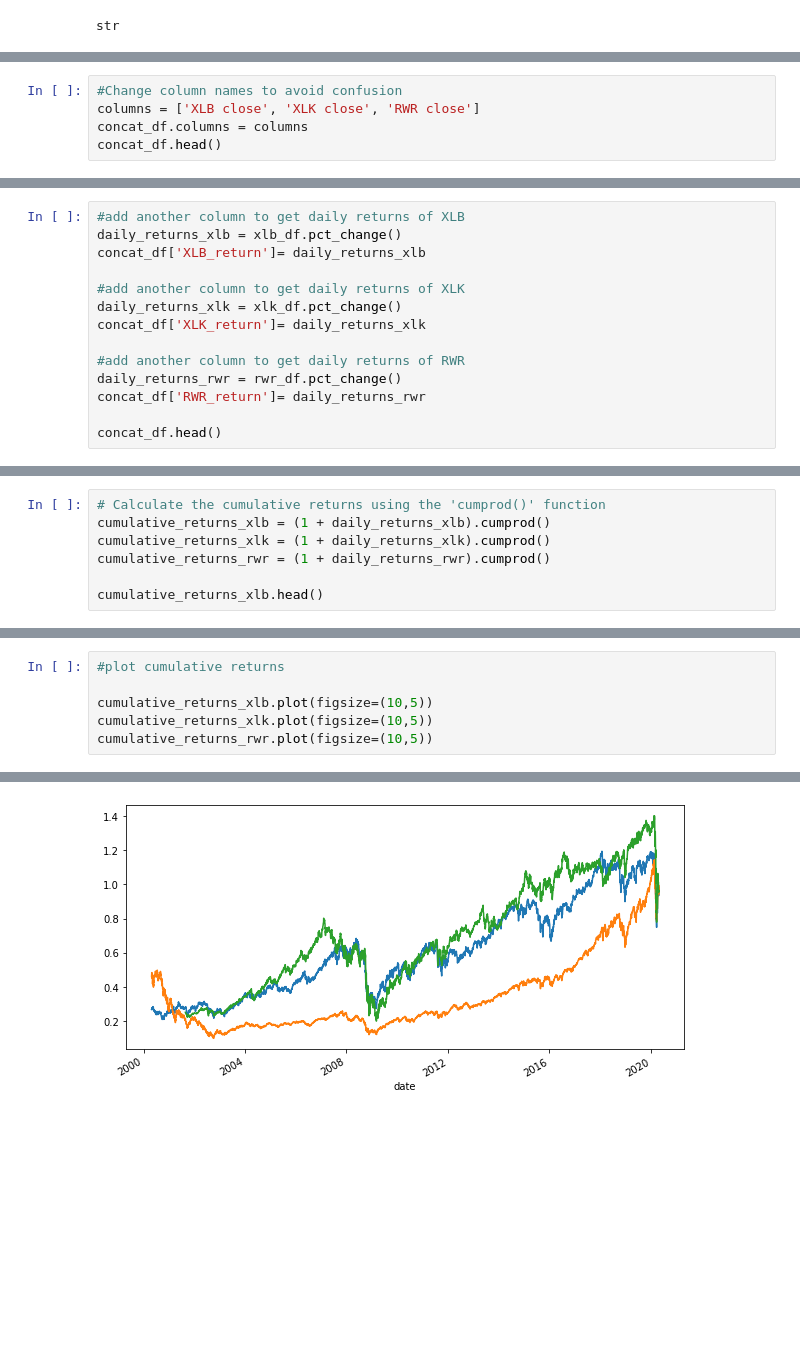
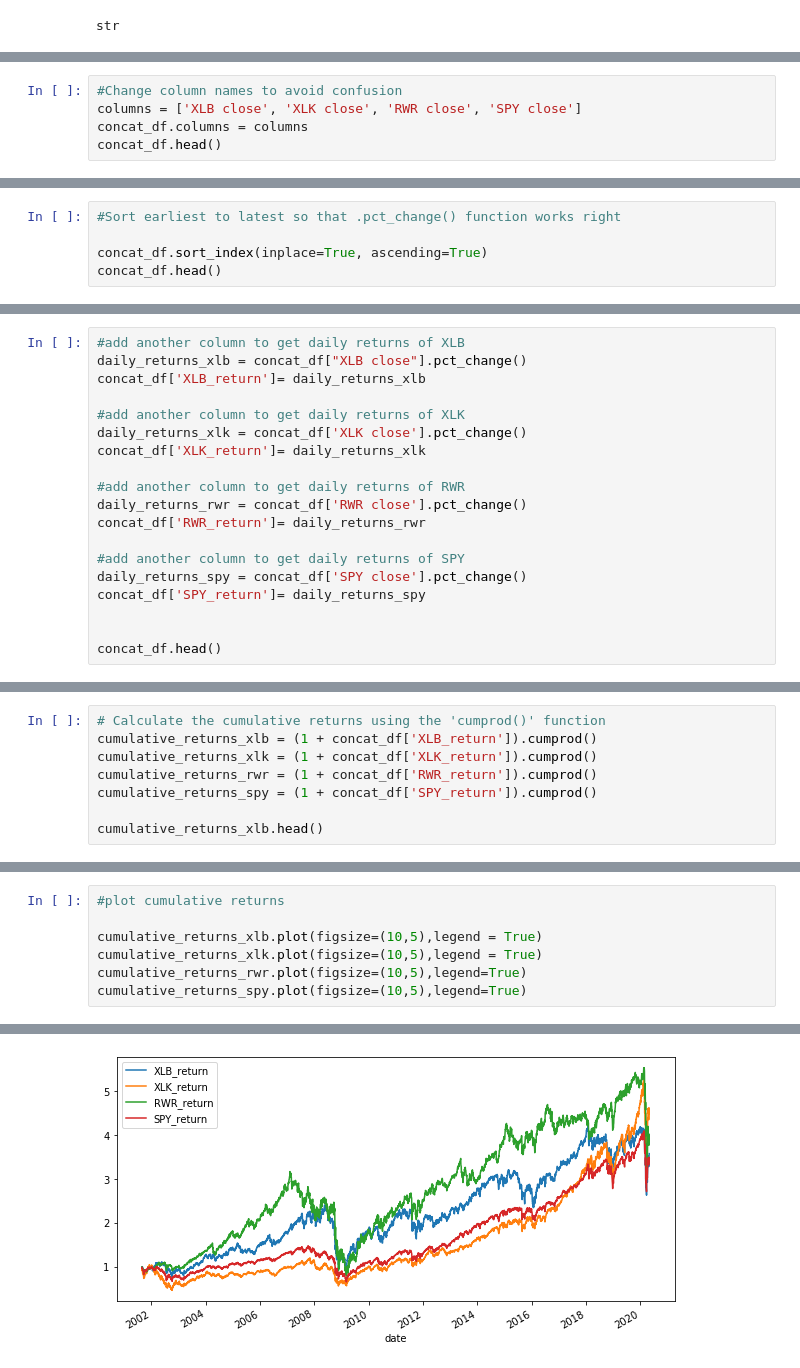
Before and after one commit to bkayratkyzy/Monte_Carlo_Simulations, a Jupyter notebook: notebooks/chris.ipynb, the cells around one changed output, grey strips where cells are left out. Cells and saved outputs as stored; diff of their text form; blank space fills up the shorter version.

```diff
--- a/notebooks/chris.ipynb
+++ b/notebooks/chris.ipynb
@@ -129,6 +138,6 @@ concat_df.head()
 # %%
 #Change column names to avoid confusion
-columns = ['XLB close', 'XLK close', 'RWR close']
+columns = ['XLB close', 'XLK close', 'RWR close', 'SPY close']
 concat_df.columns = columns
 concat_df.head()
 # %% [output]
@@ -141,0 +151,5 @@ concat_df.head()
+# %%
+#Sort earliest to latest so that .pct_change() function works right
+
+concat_df.sort_index(inplace=True, ascending=True)
+concat_df.head()
@@ -142,15 +164,20 @@ concat_df.head()
 # %%
 #add another column to get daily returns of XLB
-daily_returns_xlb = xlb_df.pct_change()
+daily_returns_xlb = concat_df["XLB close"].pct_change()
 concat_df['XLB_return']= daily_returns_xlb
 
 #add another column to get daily returns of XLK
-daily_returns_xlk = xlk_df.pct_change()
+daily_returns_xlk = concat_df['XLK close'].pct_change()
 concat_df['XLK_return']= daily_returns_xlk
 
 #add another column to get daily returns of RWR
-daily_returns_rwr = rwr_df.pct_change()
+daily_returns_rwr = concat_df['RWR close'].pct_change()
 concat_df['RWR_return']= daily_returns_rwr
 
+#add another column to get daily returns of SPY
+daily_returns_spy = concat_df['SPY close'].pct_change()
+concat_df['SPY_return']= daily_returns_spy
+
+
 concat_df.head()
 # %% [output]
@@ -282,8 +310,9 @@ concat_df['RWR_return'].plot(figsize=(10,5))
 # %%
 # Calculate the cumulative returns using the 'cumprod()' function
-cumulative_returns_xlb = (1 + daily_returns_xlb).cumprod()
-cumulative_returns_xlk = (1 + daily_returns_xlk).cumprod()
-cumulative_returns_rwr = (1 + daily_returns_rwr).cumprod()
+cumulative_returns_xlb = (1 + concat_df['XLB_return']).cumprod()
+cumulative_returns_xlk = (1 + concat_df['XLK_return']).cumprod()
+cumulative_returns_rwr = (1 + concat_df['RWR_return']).cumprod()
+cumulative_returns_spy = (1 + concat_df['SPY_return']).cumprod()
 
 cumulative_returns_xlb.head()
 # %% [output]
@@ -297,9 +326,10 @@ Name: 5. adjusted close, dtype: float64
 # %%
 #plot cumulative returns
 
-cumulative_returns_xlb.plot(figsize=(10,5))
-cumulative_returns_xlk.plot(figsize=(10,5))
-cumulative_returns_rwr.plot(figsize=(10,5))
+cumulative_returns_xlb.plot(figsize=(10,5),legend = True)
+cumulative_returns_xlk.plot(figsize=(10,5),legend = True)
+cumulative_returns_rwr.plot(figsize=(10,5),legend=True)
+cumulative_returns_spy.plot(figsize=(10,5),legend=True)
 # %% [output]
 <matplotlib.axes._subplots.AxesSubplot at 0x...>
-[figure, old version]
+[figure, new version]
```
Also changed, not shown: parts of 33 cells of this notebook, 1 other file.
